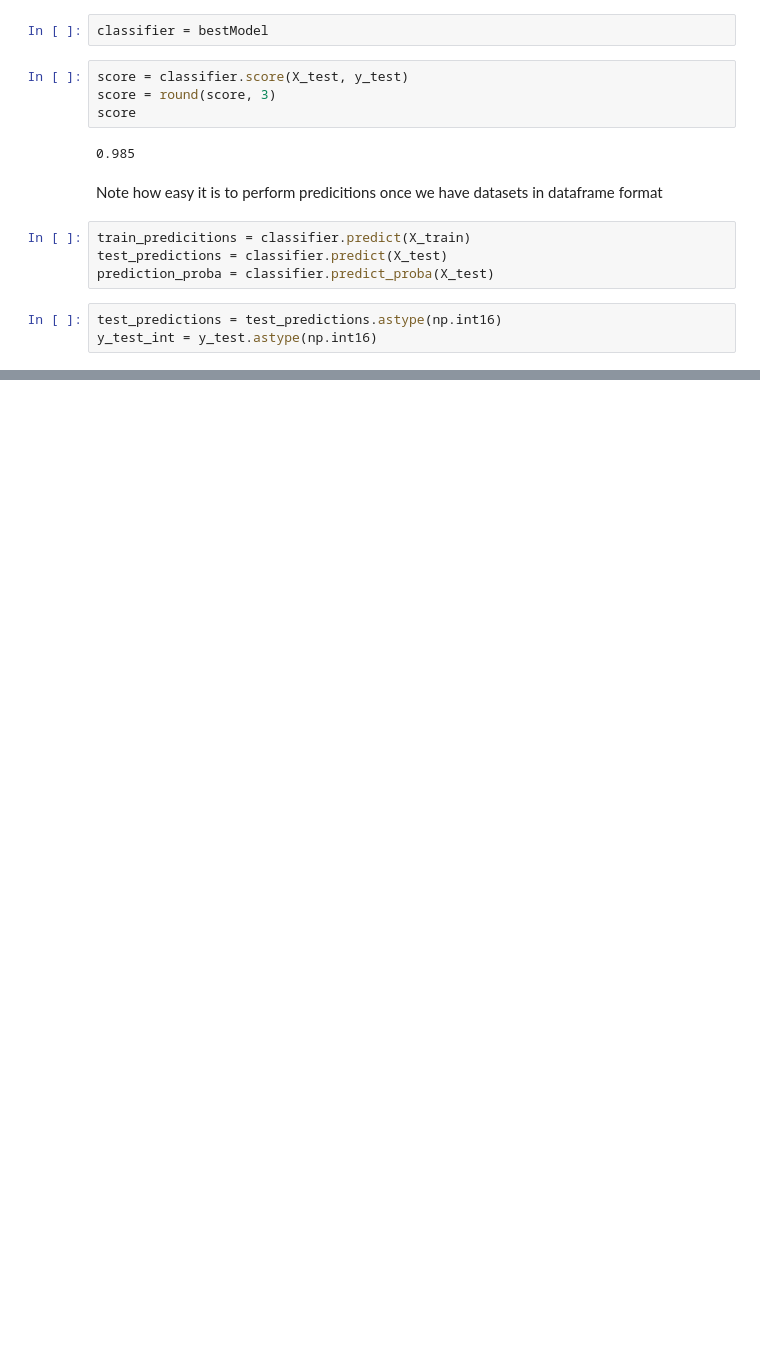
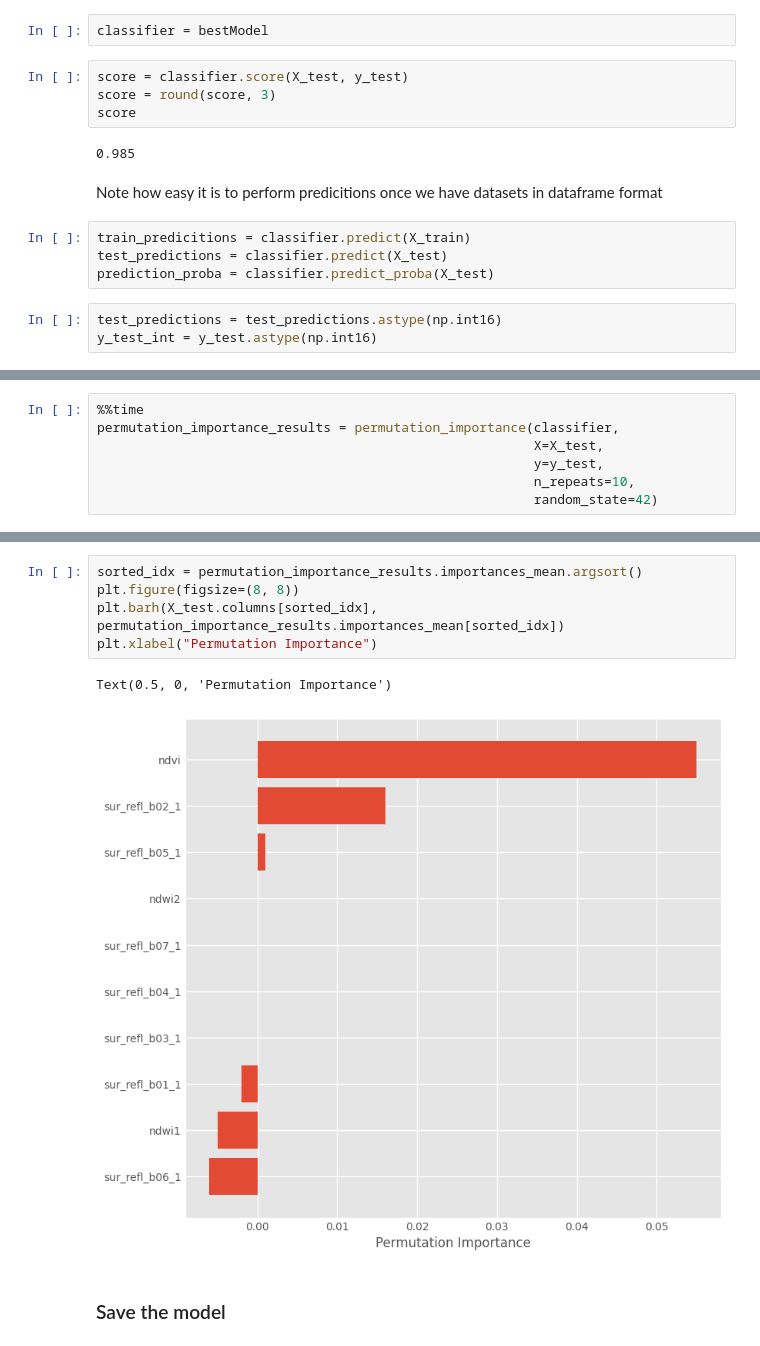
Before and after one commit to Jignesh1594/ml_models_remote_sensing, a Jupyter notebook: 3_MODIS_Tunning.ipynb, the cells around one changed output, grey strips where cells are left out. Drawn from its saved outputs; the diff is of its cells as text; blank space fills up the shorter version.

```diff
--- a/3_MODIS_Tunning.ipynb
+++ b/3_MODIS_Tunning.ipynb
@@ -401,0 +437,7 @@ y_test_int = y_test.astype(np.int16)
+# %%
+%%time
+permutation_importance_results = permutation_importance(classifier,
+                                                        X=X_test,
+                                                        y=y_test,
+                                                        n_repeats=10,
+                                                        random_state=42)
@@ -401,0 +447,10 @@ y_test_int = y_test.astype(np.int16)
+# %%
+sorted_idx = permutation_importance_results.importances_mean.argsort()
+plt.figure(figsize=(8, 8))
+plt.barh(X_test.columns[sorted_idx], permutation_importance_results.importances_mean[sorted_idx])
+plt.xlabel("Permutation Importance")
+# %% [output]
+Text(0.5, 0, 'Permutation Importance')
+[figure, added]
+# %% [markdown]
+### Save the model
```
Also changed, not shown: parts of 26 cells of this notebook.
